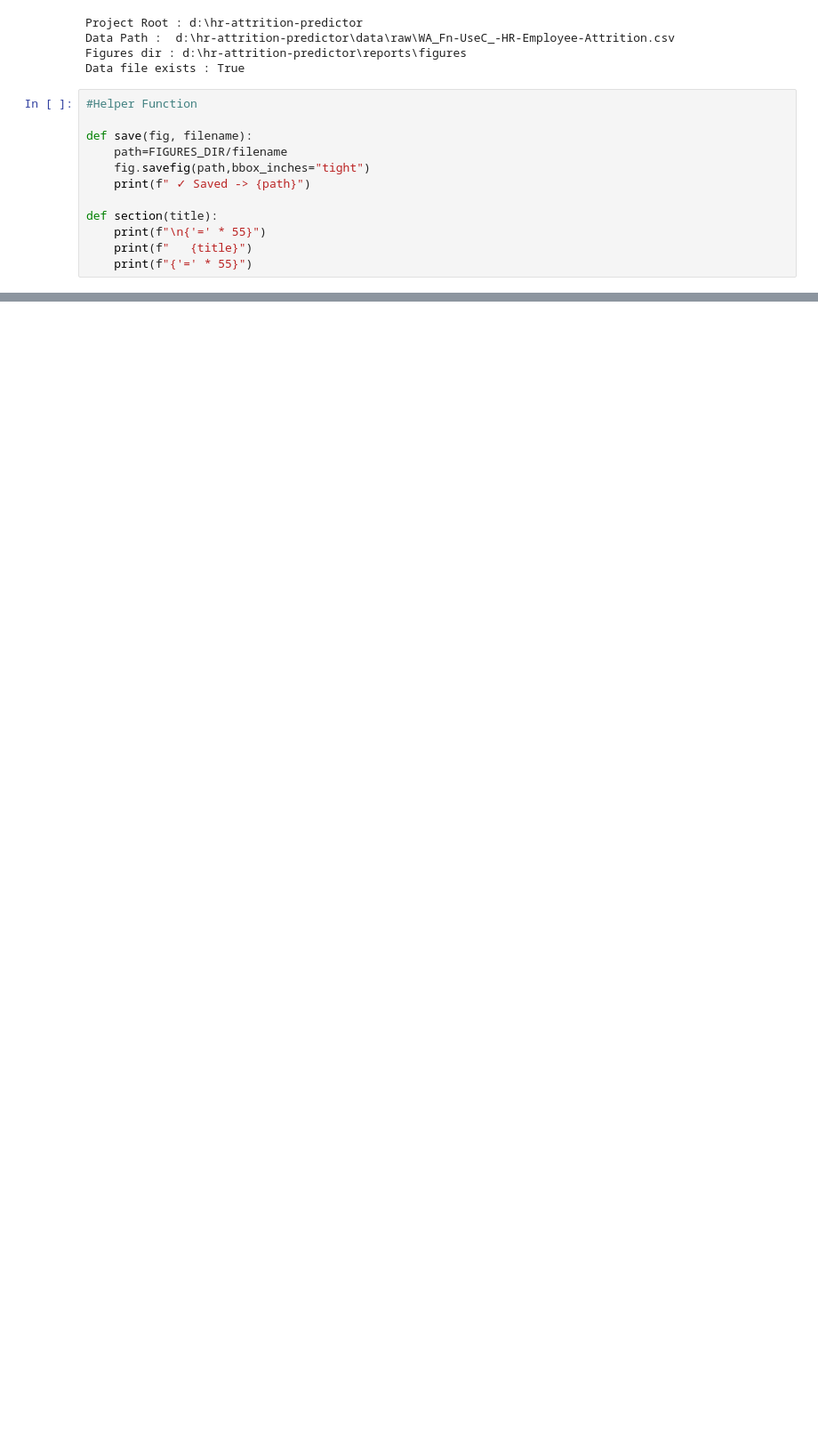
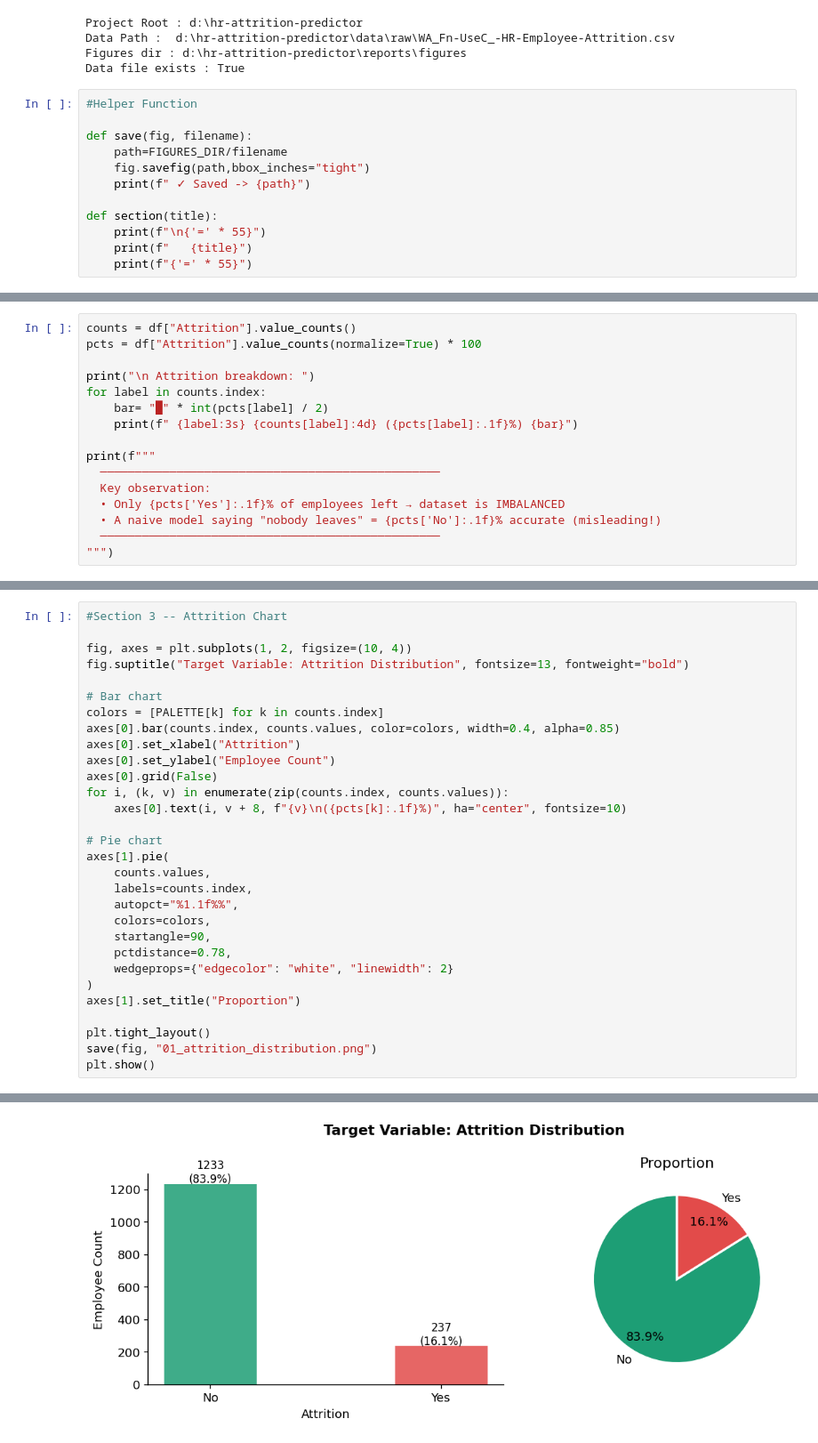
Before and after one commit to bhattacharyaArnab03/hr-attrition-predictor, a Jupyter notebook: notebooks/week1_eda.ipynb, the cells around one changed output, grey strips where cells are left out. Shown at 89% size. Cells and saved outputs as stored; diff of their text form; blank space fills up the shorter version.

```diff
--- a/notebooks/week1_eda.ipynb
+++ b/notebooks/week1_eda.ipynb
@@ -74,0 +160,16 @@ print(f"Path: {p}")
+# %%
+counts = df["Attrition"].value_counts()
+pcts = df["Attrition"].value_counts(normalize=True) * 100
+
+print("\n Attrition breakdown: ")
+for label in counts.index:
+    bar= "█" * int(pcts[label] / 2)
+    print(f" {label:3s} {counts[label]:4d} ({pcts[label]:.1f}%) {bar}")
+
+print(f"""
+  ─────────────────────────────────────────────────
+  Key observation:
+  • Only {pcts['Yes']:.1f}% of employees left → dataset is IMBALANCED
+  • A naive model saying "nobody leaves" = {pcts['No']:.1f}% accurate (misleading!)
+  ─────────────────────────────────────────────────
+""")
@@ -74,0 +186,31 @@ print(f"Path: {p}")
+# %%
+#Section 3 -- Attrition Chart
+
+fig, axes = plt.subplots(1, 2, figsize=(10, 4))
+fig.suptitle("Target Variable: Attrition Distribution", fontsize=13, fontweight="bold")
+
+# Bar chart
+colors = [PALETTE[k] for k in counts.index]
+axes[0].bar(counts.index, counts.values, color=colors, width=0.4, alpha=0.85)
+axes[0].set_xlabel("Attrition")
+axes[0].set_ylabel("Employee Count")
+axes[0].grid(False)
+for i, (k, v) in enumerate(zip(counts.index, counts.values)):
+    axes[0].text(i, v + 8, f"{v}\n({pcts[k]:.1f}%)", ha="center", fontsize=10)
+
+# Pie chart
+axes[1].pie(
+    counts.values,
+    labels=counts.index,
+    autopct="%1.1f%%",
+    colors=colors,
+    startangle=90,
+    pctdistance=0.78,
+    wedgeprops={"edgecolor": "white", "linewidth": 2}
+)
+axes[1].set_title("Proportion")
+
+plt.tight_layout()
+save(fig, "01_attrition_distribution.png")
+plt.show()
+# %% [output]
@@ -74,0 +218 @@ print(f"Path: {p}")
+[figure, added]
```
Also changed, not shown: parts of 21 cells of this notebook, 8 other files.
